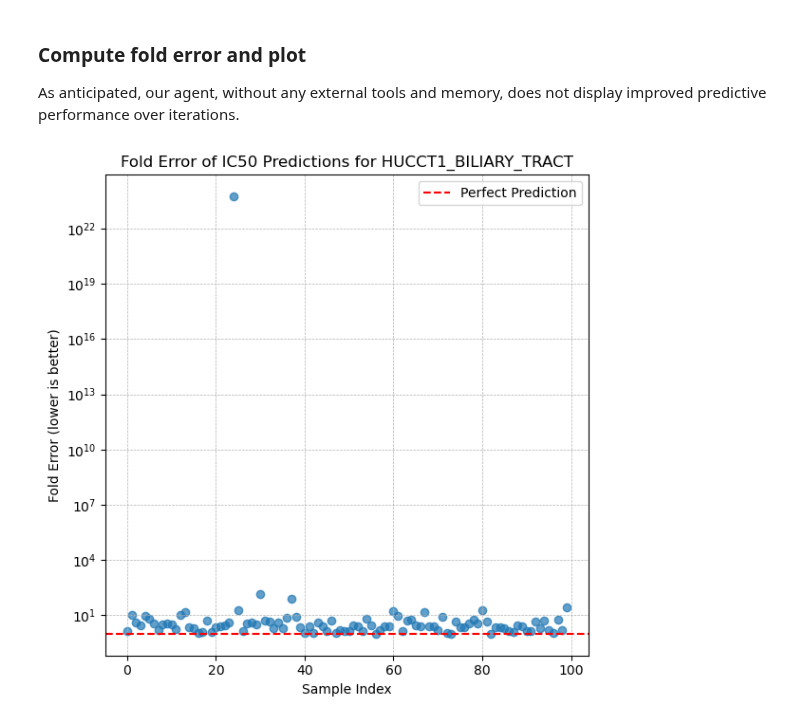
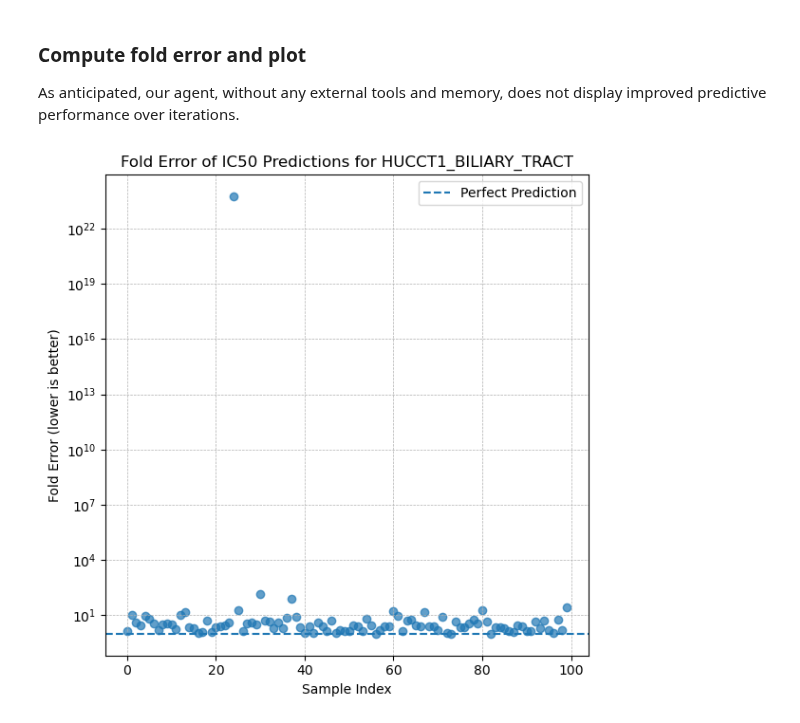
Before and after one commit to WayScience/PRISM_Agent_LITL_experiments, a Jupyter notebook: analysis/notebooks/1.run_agents/1.1.run_agents_demo/1.1.1.run_toolless_gpt5nano_agent.ipynb, the cells around one changed output. Drawn from its saved outputs; the diff is of its cells as text; code cells hidden in the pictures.

Commit message:
Fix plot saving

```diff
--- a/analysis/notebooks/1.run_agents/1.1.run_agents_demo/1.1.1.run_toolless_gpt5nano_agent.ipynb
+++ b/analysis/notebooks/1.run_agents/1.1.run_agents_demo/1.1.1.run_toolless_gpt5nano_agent.ipynb
@@ -207,41 +207,40 @@ As anticipated, our agent, without any external tools and memory, does not displ
 # %%
 fold_errs = []
 eps = 1e-10
 for _, trace_unit in trace.items():
 
     fold_errs.append(
         max(
             trace_unit.ic50_pred / (trace_unit.ic50_true + eps),
             trace_unit.ic50_true / (trace_unit.ic50_pred + eps)
         )
     )
 
-plt.figure(figsize=(6,6))
-plt.scatter(
+fig, ax = plt.subplots(figsize=(6, 6))
+ax.scatter(
     x=range(len(fold_errs)),
     y=fold_errs,
     alpha=0.7
 )
-plt.yscale('log')
-plt.axhline(y=1, color='r', linestyle='--', label='Perfect Prediction')
-plt.xlabel('Sample Index')
-plt.ylabel('Fold Error (lower is better)')
-plt.title(f'Fold Error of IC50 Predictions for {CCLE_NAME}')
-plt.legend()
-plt.grid(True, which="both", ls="--", linewidth=0.5)
-plt.tight_layout()
+ax.set_yscale('log')
+ax.axhline(y=1, linestyle='--', label='Perfect Prediction', zorder=2)
+ax.set_xlabel('Sample Index')
+ax.set_ylabel('Fold Error (lower is better)')
+ax.set_title(f'Fold Error of IC50 Predictions for {CCLE_NAME}')
+ax.grid(True, which="both", ls="--", linewidth=0.5)
+ax.legend()
+fig.tight_layout()
 
 if IN_NOTEBOOK:
     plt.show()
 else:
     print("Not in a notebook environment. Skipping plot display")
 
 out_dir = repo_root() / "output" / "figures" / "demo"
 out_dir.mkdir(parents=True, exist_ok=True)
 out_path = out_dir / "toolless_gpt5-nano_demo.png"
 
-plt.savefig(out_path, dpi=300)
-
-plt.close()
+fig.savefig(out_path, dpi=300, bbox_inches='tight')
+plt.close(fig)
 # %% [output]
-[figure, old version]
+[figure, new version]
```
Also changed, not shown: 2 other files.
